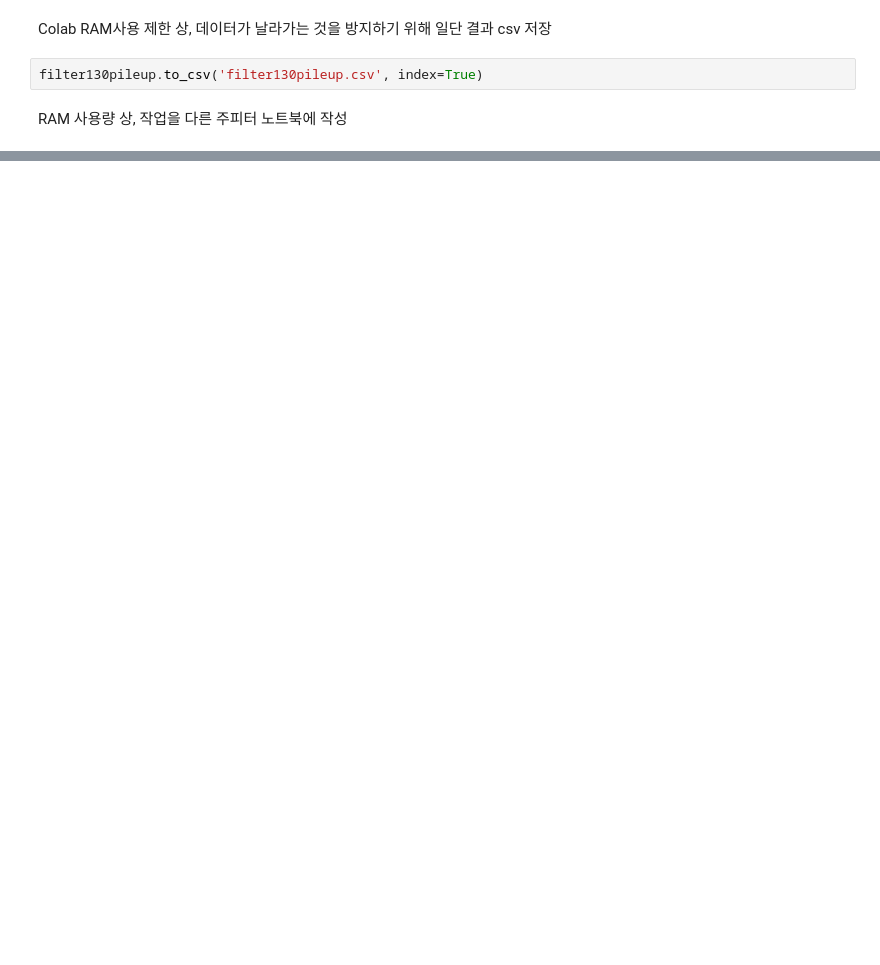
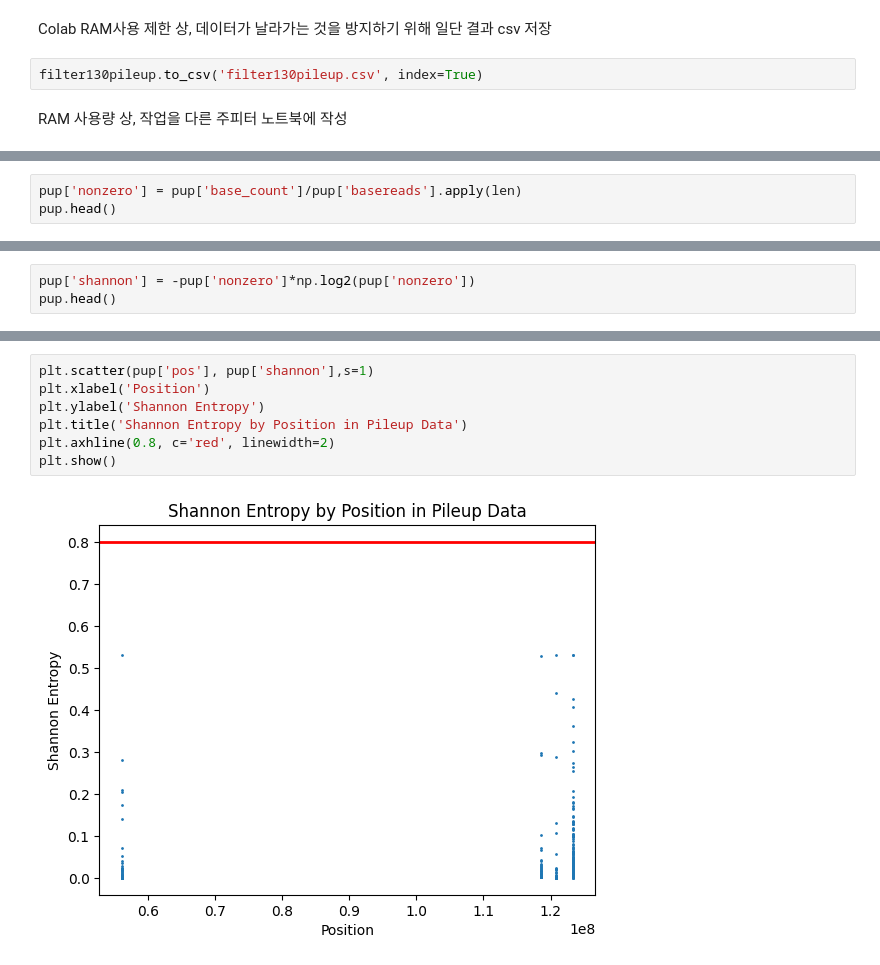
Before and after one commit to WoobeenJeong/miRNA_motif_finding, a Jupyter notebook: Project_001.ipynb, the cells around one changed output, grey strips where cells are left out. Drawn from its saved outputs; the diff is of its cells as text; blank space fills up the shorter version.

```diff
--- a/Project_001.ipynb
+++ b/Project_001.ipynb
@@ -232,0 +230,3 @@ RAM 사용량 상, 작업을 다른 주피터 노트북에 작성
+# %%
+pup['nonzero'] = pup['base_count']/pup['basereads'].apply(len)
+pup.head()
@@ -232,0 +245,3 @@ RAM 사용량 상, 작업을 다른 주피터 노트북에 작성
+# %%
+pup['shannon'] = -pup['nonzero']*np.log2(pup['nonzero'])
+pup.head()
@@ -232,0 +260,9 @@ RAM 사용량 상, 작업을 다른 주피터 노트북에 작성
+# %%
+plt.scatter(pup['pos'], pup['shannon'],s=1)
+plt.xlabel('Position')
+plt.ylabel('Shannon Entropy')
+plt.title('Shannon Entropy by Position in Pileup Data')
+plt.axhline(0.8, c='red', linewidth=2)
+plt.show()
+# %% [output]
+[figure, added]
```
Also changed, not shown: parts of 21 cells of this notebook.
